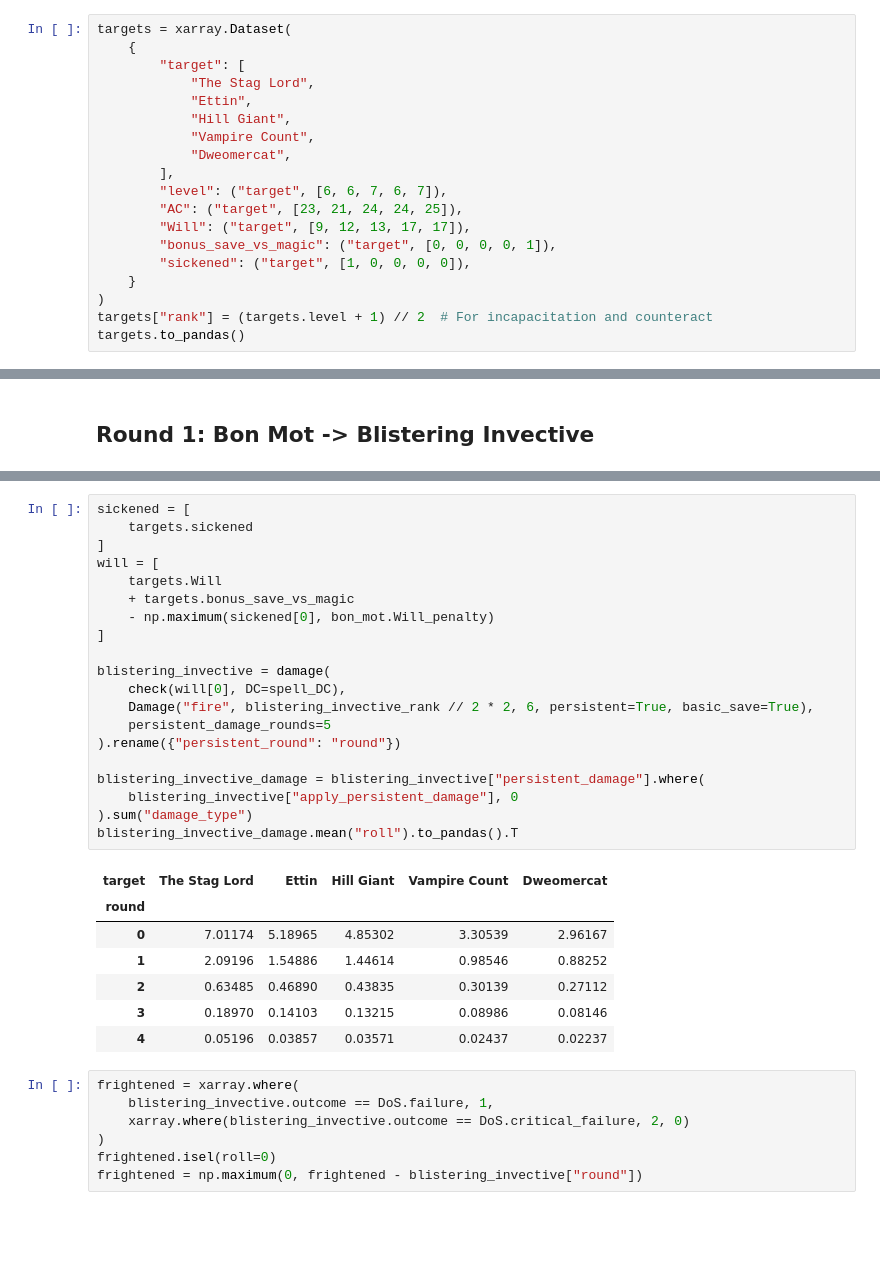
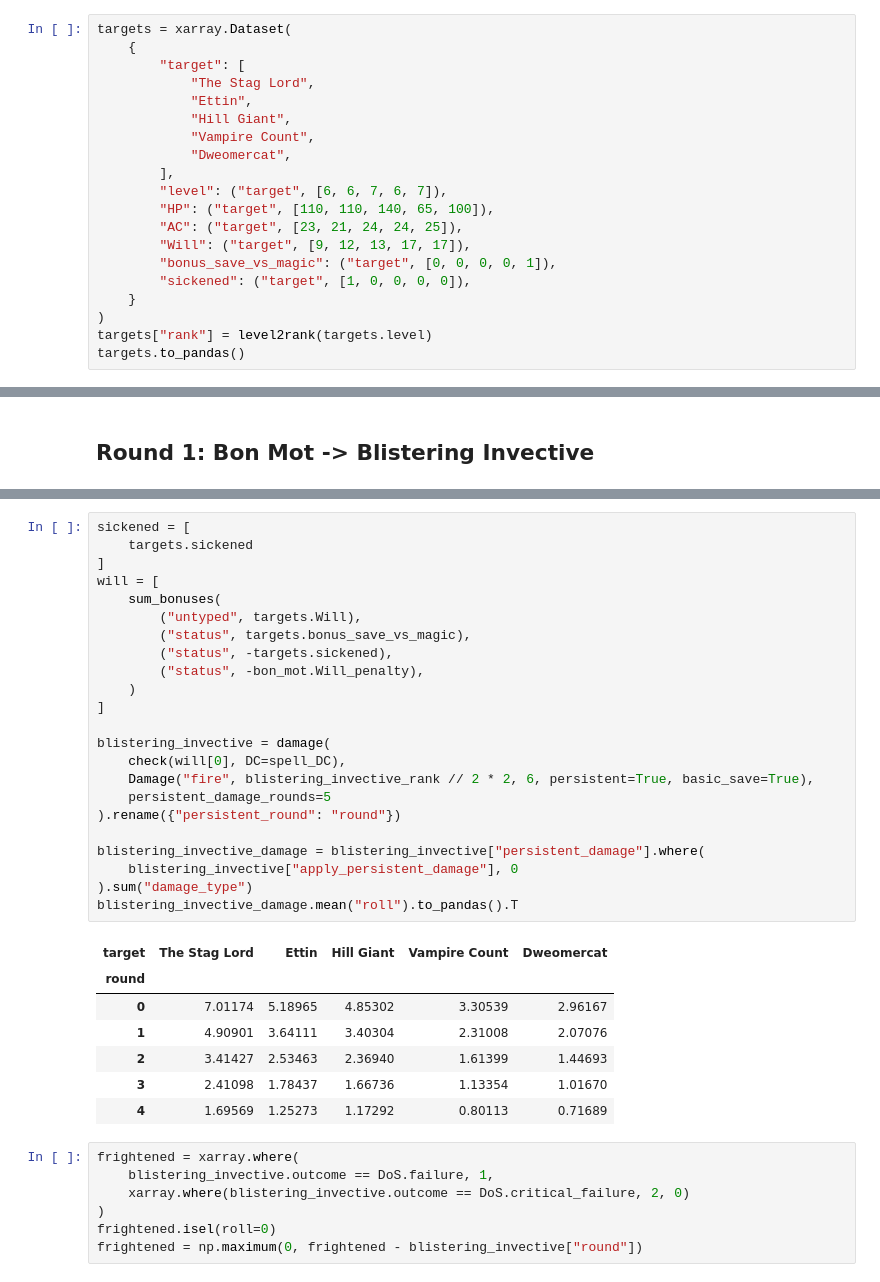
Before and after one commit to crusaderky/pathfinder2e_stats, a Jupyter notebook: notebooks/add_injury_to_insult.ipynb, the cells around one changed output, grey strips where cells are left out. Drawn from its saved outputs; the diff is of its cells as text; blank space fills up the shorter version.

```diff
--- a/notebooks/add_injury_to_insult.ipynb
+++ b/notebooks/add_injury_to_insult.ipynb
@@ -46,12 +48,13 @@ targets = xarray.Dataset(
             "Dweomercat",
         ],
         "level": ("target", [6, 6, 7, 6, 7]),
+        "HP": ("target", [110, 110, 140, 65, 100]),
         "AC": ("target", [23, 21, 24, 24, 25]),
         "Will": ("target", [9, 12, 13, 17, 17]),
         "bonus_save_vs_magic": ("target", [0, 0, 0, 0, 1]),
         "sickened": ("target", [1, 0, 0, 0, 0]),
     }
 )
-targets["rank"] = (targets.level + 1) // 2  # For incapacitation and counteract
+targets["rank"] = level2rank(targets.level)
 targets.to_pandas()
 # %% [output]
@@ -93,31 +79,34 @@ Attributes:
 # %%
 sickened = [
     targets.sickened
 ]
 will = [
-    targets.Will
-    + targets.bonus_save_vs_magic
-    - np.maximum(sickened[0], bon_mot.Will_penalty)
+    sum_bonuses(
+        ("untyped", targets.Will),
+        ("status", targets.bonus_save_vs_magic),
+        ("status", -targets.sickened),
+        ("status", -bon_mot.Will_penalty),
+    )
 ]
 
 blistering_invective = damage(
     check(will[0], DC=spell_DC),
     Damage("fire", blistering_invective_rank // 2 * 2, 6, persistent=True, basic_save=True),
     persistent_damage_rounds=5
 ).rename({"persistent_round": "round"})
 
 blistering_invective_damage = blistering_invective["persistent_damage"].where(
     blistering_invective["apply_persistent_damage"], 0
 ).sum("damage_type")
 blistering_invective_damage.mean("roll").to_pandas().T
 # %% [output]
 | target | The Stag Lord | Ettin | Hill Giant | Vampire Count | Dweomercat |
 | round |  |  |  |  |  |
 | 0 | 7.01174 | 5.18965 | 4.85302 | 3.30539 | 2.96167 |
-| 1 | 2.09196 | 1.54886 | 1.44614 | 0.98546 | 0.88252 |
-| 2 | 0.63485 | 0.46890 | 0.43835 | 0.30139 | 0.27112 |
-| 3 | 0.18970 | 0.14103 | 0.13215 | 0.08986 | 0.08146 |
-| 4 | 0.05196 | 0.03857 | 0.03571 | 0.02437 | 0.02237 |
+| 1 | 4.90901 | 3.64111 | 3.40304 | 2.31008 | 2.07076 |
+| 2 | 3.41427 | 2.53463 | 2.36940 | 1.61399 | 1.44693 |
+| 3 | 2.41098 | 1.78437 | 1.66736 | 1.13354 | 1.01670 |
+| 4 | 1.69569 | 1.25273 | 1.17292 | 0.80113 | 0.71689 |
 # %%
 frightened = xarray.where(
     blistering_invective.outcome == DoS.failure, 1,
```
Also changed, not shown: parts of 19 cells of this notebook, 7 other files.
